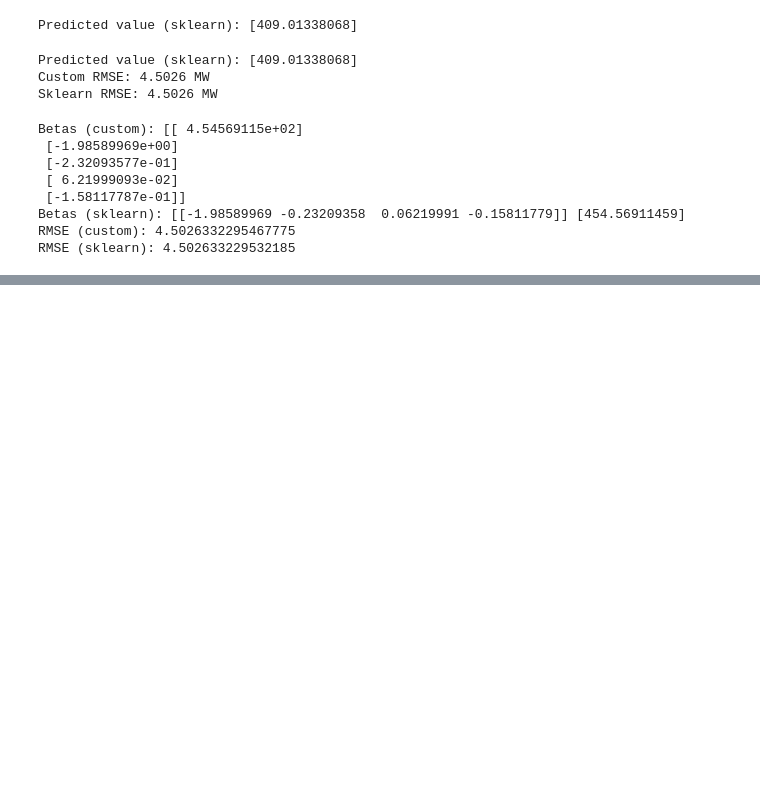
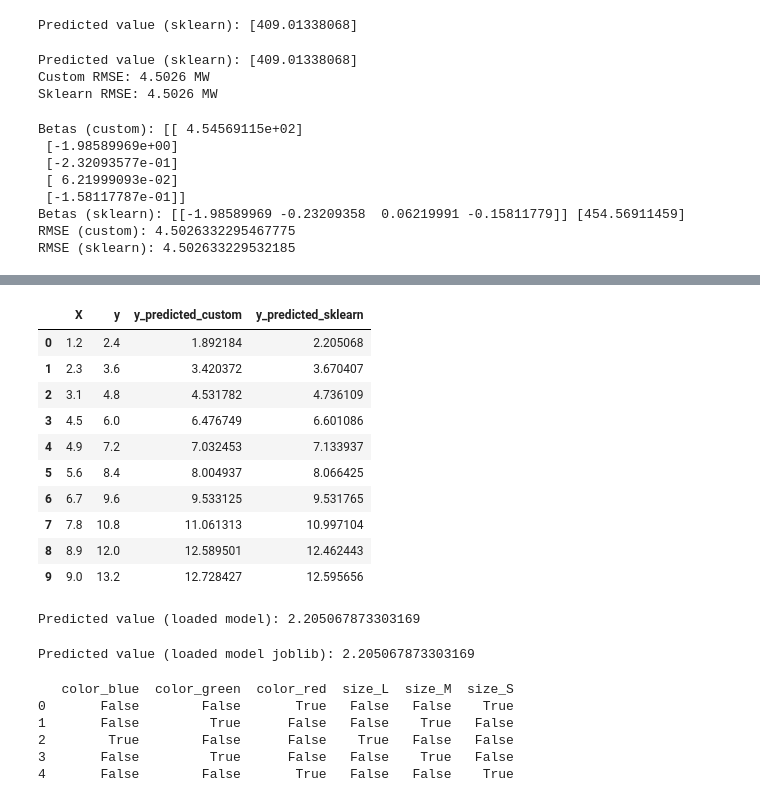
Before and after one commit to abdullaharifx/PL-Work, a Jupyter notebook: Regression-01.ipynb, the cells around one changed output, grey strips where cells are left out. Saved outputs shown, nothing was run; the diff lists cells and outputs as text; code cells hidden in the pictures; blank space fills up the shorter version.

```diff
--- a/Regression-01.ipynb
+++ b/Regression-01.ipynb
@@ -141,0 +222,61 @@ RMSE (sklearn): 4.502633229532185
+# %%
+comparison_df = pd.DataFrame({
+    'X': X.flatten(),
+    'y': y,
+    'y_predicted_custom': y_predicted,
+    'y_predicted_sklearn': y_predict_sklearn
+})
+display(comparison_df)
+# %% [output]
+|  | X | y | y_predicted_custom | y_predicted_sklearn |
+| 0 | 1.2 | 2.4 | 1.892184 | 2.205068 |
+| 1 | 2.3 | 3.6 | 3.420372 | 3.670407 |
+| 2 | 3.1 | 4.8 | 4.531782 | 4.736109 |
+| 3 | 4.5 | 6.0 | 6.476749 | 6.601086 |
+| 4 | 4.9 | 7.2 | 7.032453 | 7.133937 |
+| 5 | 5.6 | 8.4 | 8.004937 | 8.066425 |
+| 6 | 6.7 | 9.6 | 9.533125 | 9.531765 |
+| 7 | 7.8 | 10.8 | 11.061313 | 10.997104 |
+| 8 | 8.9 | 12.0 | 12.589501 | 12.462443 |
+| 9 | 9.0 | 13.2 | 12.728427 | 12.595656 |
+# %%
+import pickle
+# Save the model
+with open('models/dummy_linear_regression_model.pkl', 'wb') as file:
+    pickle.dump(LR_model, file)
+# Load the model
+with open('models/dummy_linear_regression_model.pkl', 'rb') as file:
+    loaded_model = pickle.load(file)
+# Predict using the loaded model
+y_predict_loaded = loaded_model.predict(X)
+print("Predicted value (loaded model):", y_predict_loaded[0])
+# %% [output]
+Predicted value (loaded model): 2.205067873303169
+# %%
+# trying joblib
+import joblib
+# Save the model
+joblib.dump(LR_model, 'models/dummy_linear_regression_model.joblib')
+# Load the model
+loaded_model_joblib = joblib.load('models/dummy_linear_regression_model.joblib')
+# Predict using the loaded model
+y_predict_loaded_joblib = loaded_model_joblib.predict(X)
+print("Predicted value (loaded model joblib):", y_predict_loaded_joblib[0])
+# --- IGNORE ---
+# %% [output]
+Predicted value (loaded model joblib): 2.205067873303169
+# %%
+data = {
+    'color': ['red', 'green', 'blue', 'green', 'red'],
+    'size': ['S', 'M', 'L', 'M', 'S']
+}
+df = pd.DataFrame(data)
+df_onehot = pd.get_dummies(df)
+print(df_onehot)
+# %% [output]
+   color_blue  color_green  color_red  size_L  size_M  size_S
+0       False        False       True   False   False    True
+1       False         True      False   False    True   False
+2        True        False      False    True   False   False
+3       False         True      False   False    True   False
+4       False        False       True   False   False    True
```
Also changed, not shown: parts of 5 cells of this notebook, 3 other files.
